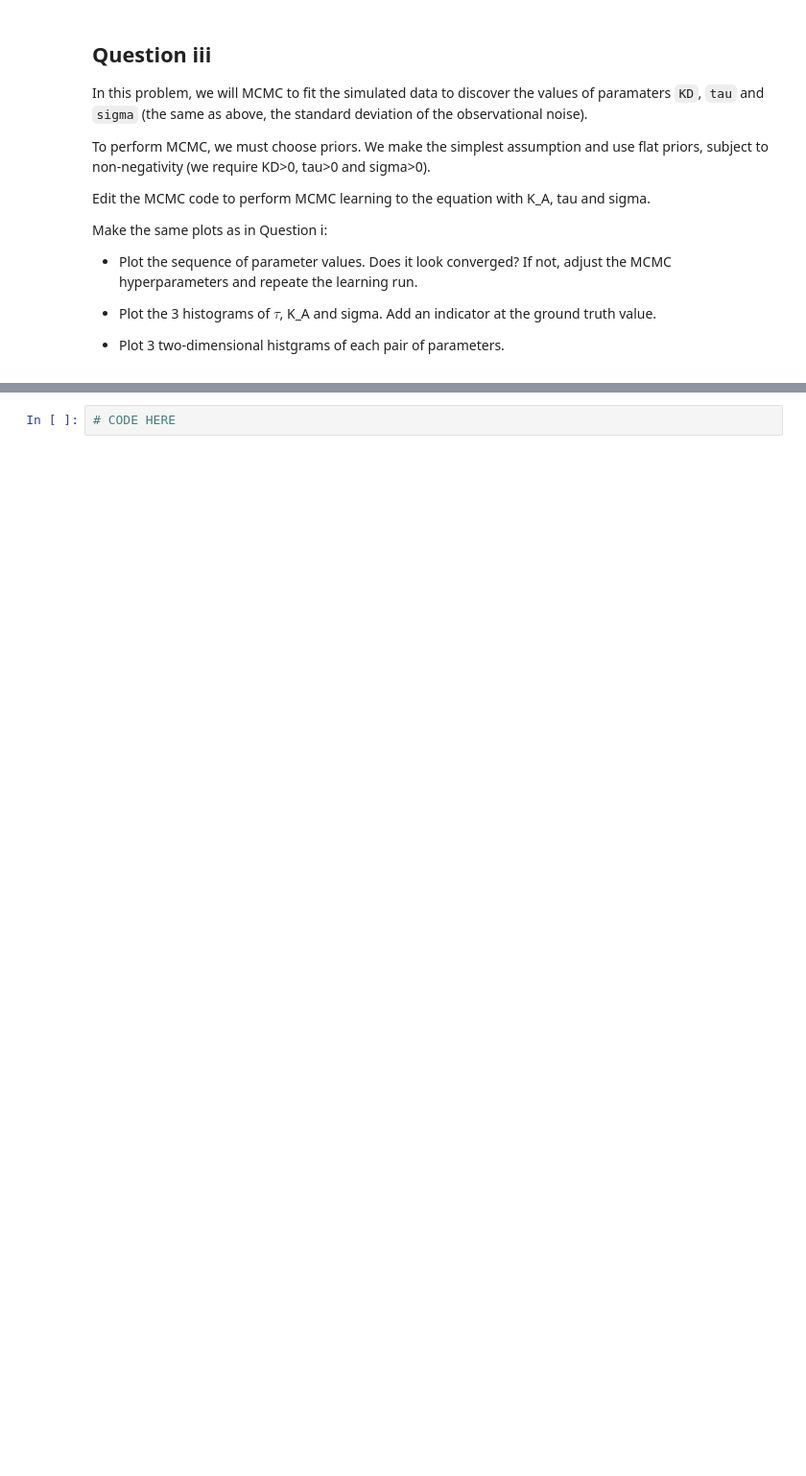
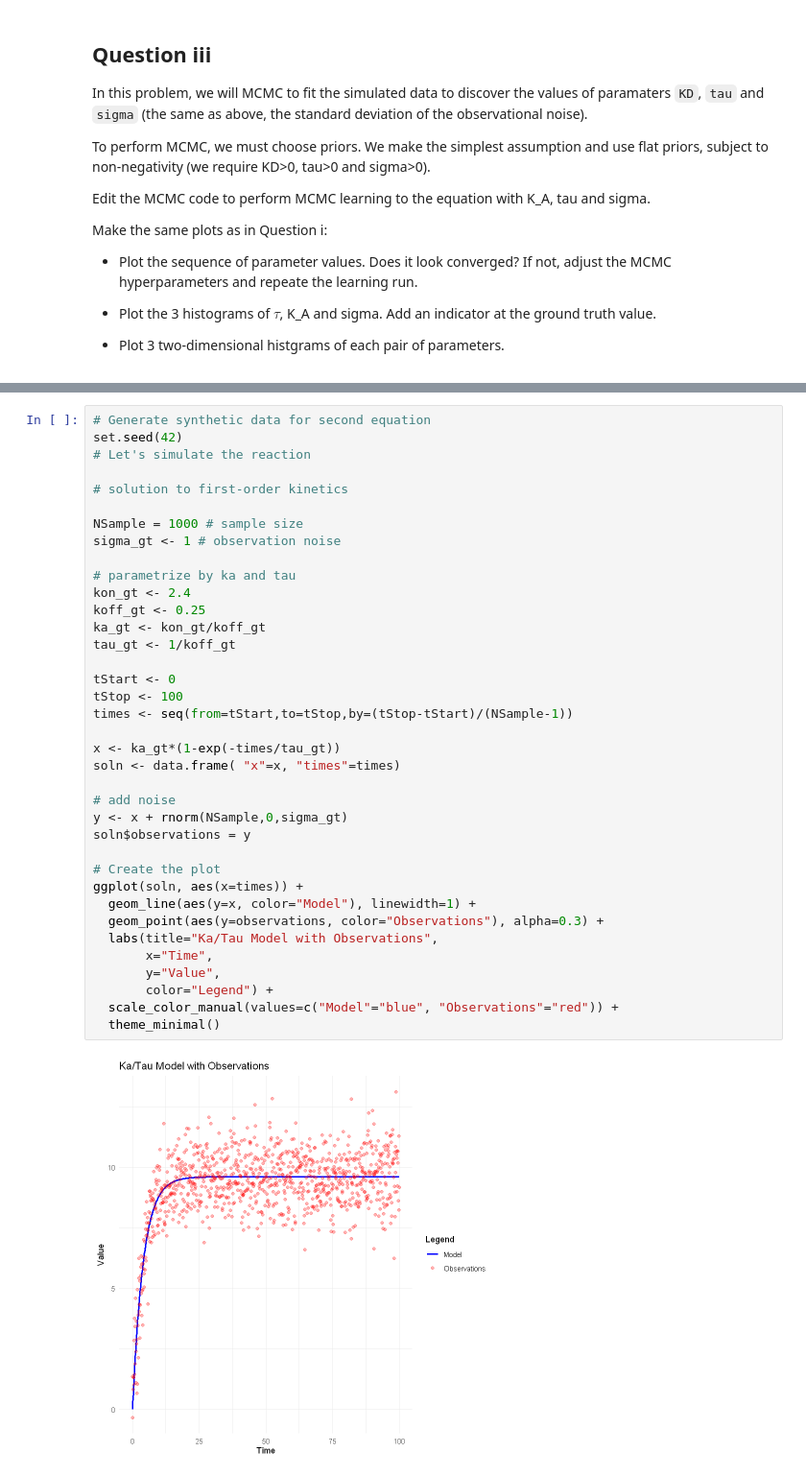
Before and after one commit to akarshkd/Math227C, a Jupyter notebook: ProblemSets_PartII/Math227C_P11.ipynb, the cells around one changed output, grey strips where cells are left out. Shown at 96% size. Drawn from its saved outputs; the diff is of its cells as text; blank space fills up the shorter version.

```diff
--- a/ProblemSets_PartII/Math227C_P11.ipynb
+++ b/ProblemSets_PartII/Math227C_P11.ipynb
@@ -228,2 +272,39 @@ Make the same plots as in Question i:
 # %%
-# CODE HERE
+# Generate synthetic data for second equation
+set.seed(42)
+# Let's simulate the reaction
+
+# solution to first-order kinetics
+
+NSample = 1000 # sample size
+sigma_gt <- 1 # observation noise
+
+# parametrize by ka and tau
+kon_gt <- 2.4
+koff_gt <- 0.25
+ka_gt <- kon_gt/koff_gt
+tau_gt <- 1/koff_gt
+
+tStart <- 0
+tStop <- 100
+times <- seq(from=tStart,to=tStop,by=(tStop-tStart)/(NSample-1))
+
+x <- ka_gt*(1-exp(-times/tau_gt))
+soln <- data.frame( "x"=x, "times"=times)
+
+# add noise
+y <- x + rnorm(NSample,0,sigma_gt)
+soln$observations = y
+
+# Create the plot
+ggplot(soln, aes(x=times)) +
+  geom_line(aes(y=x, color="Model"), linewidth=1) +
+  geom_point(aes(y=observations, color="Observations"), alpha=0.3) +
+  labs(title="Ka/Tau Model with Observations",
+       x="Time",
+       y="Value",
+       color="Legend") +
+  scale_color_manual(values=c("Model"="blue", "Observations"="red")) +
+  theme_minimal()
+# %% [output]
+[figure, added]
```
Also changed, not shown: parts of 20 cells of this notebook.
